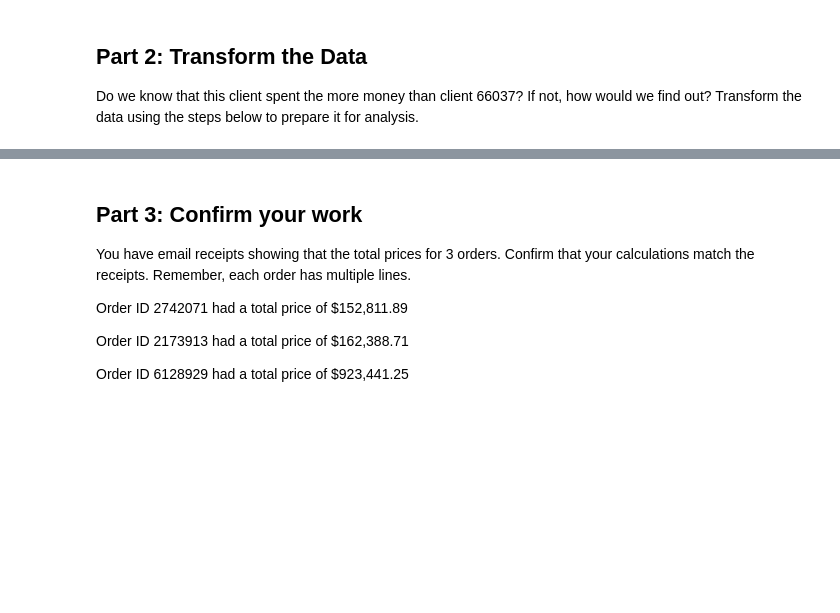
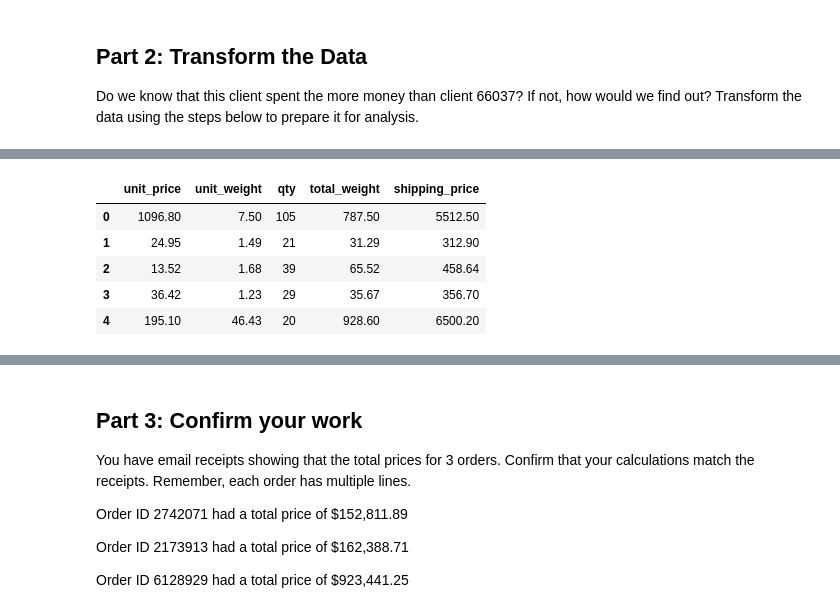
Before and after one commit to jpromer3006/pandas_challenge_1, a Jupyter notebook: module_4_challenge.ipynb, the cells around one changed output, grey strips where cells are left out. Cells and saved outputs as stored; diff of their text form; code cells hidden in the pictures; blank space fills up the shorter version.

```diff
--- a/module_4_challenge.ipynb
+++ b/module_4_challenge.ipynb
@@ -139,13 +137,0 @@ Name: subtotal, dtype: float64
-# %%
-# Create a column for shipping price.
-# Assume a shipping price of $7 per pound
-# for orders over 50 pounds and $10 per
-# pound for items 50 pounds or under.
-def shipping_calc(weight):
-    if weight > 50:
-        return weight * 7
-    return weight * 10
-
-df["total_weight"] = df["qty"] * df["unit_price"]
-df["shipping_price"] = df["total_weight"].apply(shipping_calc)
-df[["shipping_price", "total_weight", "unit_price" ]].head(3)
@@ -177,0 +152,31 @@ Name: line_price, Length: 54639, dtype: float64
+# %%
+# Create a column for shipping price
+# Assume a shipping price of $7 per pound for orders over 50 pounds
+# and $10 per pound for items 50 pounds or under
+
+
+# Define a function to calculate the shipping price based on the total weight
+def calculate_shipping_price(total_weight):
+    if total_weight > 50:
+        shipping_price = total_weight * 7
+    else:
+        shipping_price = total_weight * 10
+    return shipping_price
+
+# Calculate the total weight for each order
+df["total_weight"] = df["unit_weight"] * df["qty"]
+
+# Apply the calculate_shipping_price function to each row and create a new column "shipping_price"
+df["shipping_price"] = df["total_weight"].apply(calculate_shipping_price)
+#df["shipping_price($)"] = df["shipping_price($)"].apply(lambda x: "${:,.2f}".format(x))
+
+# Display relevant columns
+relevant_columns = ["unit_price", "unit_weight", "qty", "total_weight", "shipping_price"]
+df[relevant_columns].head()
+# %% [output]
+|  | unit_price | unit_weight | qty | total_weight | shipping_price |
+| 0 | 1096.80 | 7.50 | 105 | 787.50 | 5512.50 |
+| 1 | 24.95 | 1.49 | 21 | 31.29 | 312.90 |
+| 2 | 13.52 | 1.68 | 39 | 65.52 | 458.64 |
+| 3 | 36.42 | 1.23 | 29 | 35.67 | 356.70 |
+| 4 | 195.10 | 46.43 | 20 | 928.60 | 6500.20 |
```
Also changed, not shown: parts of 21 cells of this notebook.
